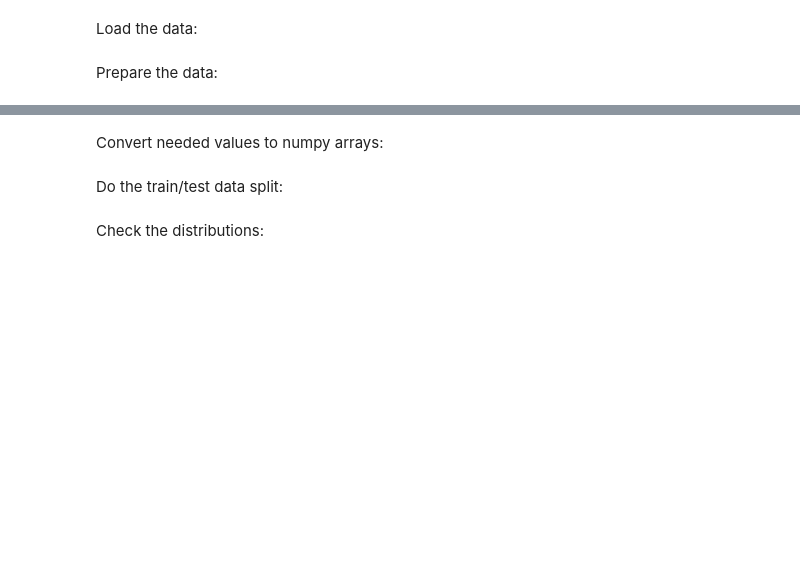
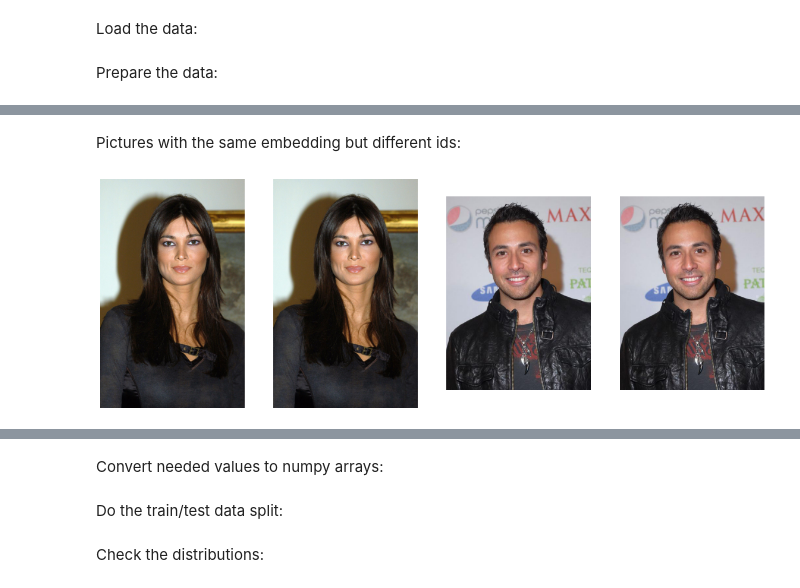
Before and after one commit to d4ria/face-identification, a Jupyter notebook: notebooks/Classification.ipynb, the cells around one changed output, grey strips where cells are left out. Saved outputs shown, nothing was run; the diff lists cells and outputs as text; code cells hidden in the pictures; blank space fills up the shorter version.

```diff
--- a/notebooks/Classification.ipynb
+++ b/notebooks/Classification.ipynb
@@ -27,0 +68,11 @@ df = encodings.merge(identities, on='image_id')
+# %% [markdown]
+Pictures with the same embedding but different ids:
+# %%
+paths = ["../images/051617.jpg", "../images/105305.jpg",  "../images/029995.jpg",  "../images/197809.jpg"]
+fig, axs = plt.subplots(1, 4, figsize=(20, 10))
+for i, ax in enumerate(axs):
+    image = face_recognition.load_image_file(paths[i])
+    ax.imshow(image)
+    ax.axis('off')
+# %% [output]
+[figure, added]
```
Also changed, not shown: parts of 26 cells of this notebook, 2 other files.
